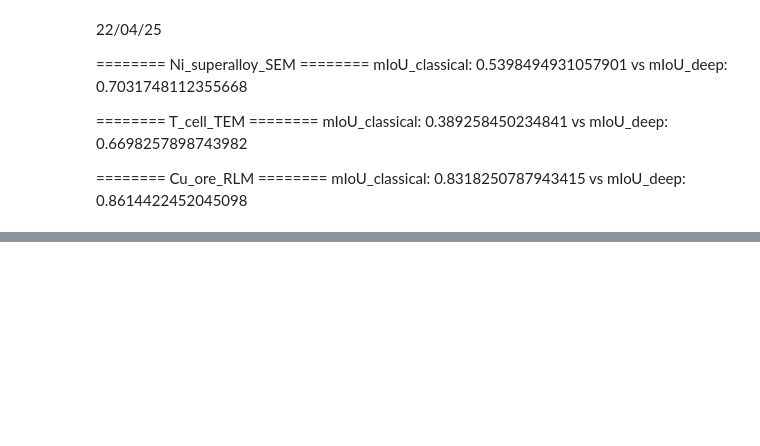
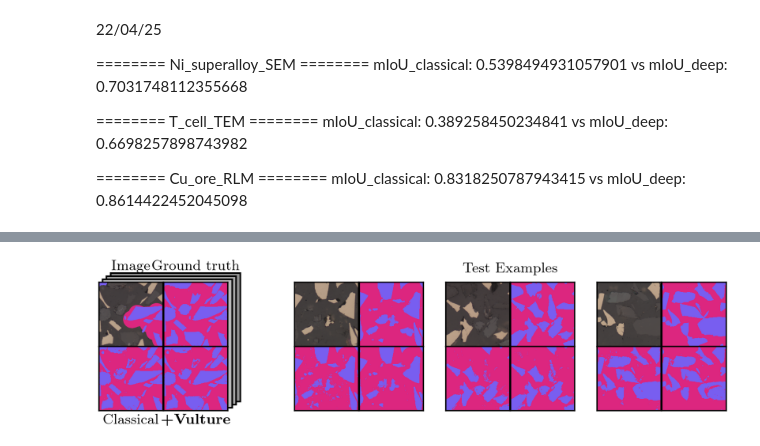
Before and after one commit to tldr-group/vulture, a Jupyter notebook: paper_figures/is_benchmark.ipynb, the cells around one changed output, grey strips where cells are left out. Drawn from its saved outputs; the diff is of its cells as text; code cells hidden in the pictures; blank space fills up the shorter version.

```diff
--- a/paper_figures/is_benchmark.ipynb
+++ b/paper_figures/is_benchmark.ipynb
@@ -36,7 +33,0 @@ COLORS = np.array(color_list) / 255.0
-# %%
-dv2 = get_dv2_model(True, device=DEVICE)
-
-model_path = "../trained_models/fit_reg_f128.pth"
-# cfg_path = "../vulture/models/configs/combined_no_shift.json"
-
-upsampler, expr = get_upsampler_and_expr(model_path, None, device=DEVICE)
@@ -45,13 +82,16 @@ Using cache found in /home/ronan/.cache/torch/hub/ywyue_FiT3D_main
 # %%
 PATH = "fig_data/is_benchmark"
 AllowedDatasets = Literal["Ni_superalloy_SEM", "T_cell_TEM", "Cu_ore_RLM"]
-dataset: tuple[AllowedDatasets, ...] = ("Ni_superalloy_SEM", "T_cell_TEM", "Cu_ore_RLM")
-# dataset: tuple[AllowedDatasets, ...] = ("T_cell_TEM",)
+# dataset: tuple[AllowedDatasets, ...] = ("Ni_superalloy_SEM", "T_cell_TEM", "Cu_ore_RLM")
+dataset: tuple[AllowedDatasets, ...] = ("Cu_ore_RLM",)
 
 TRAIN_IMG_FNAMES: dict[AllowedDatasets, list[str]] = {"Cu_ore_RLM": ["004", "028", "049", "077"],
                                                       "Ni_superalloy_SEM": ["000", "001", "005", "007"],
                                                       "T_cell_TEM": ["000", "005", "007", "026"]
+                                                    # "T_cell_TEM": ["000", "002", "015", "029"]
                                                       }
 
 all_classical_preds: dict[AllowedDatasets, dict[str, np.ndarray]] = {k: {} for k in dataset}
 all_deep_preds: dict[AllowedDatasets, dict[str, np.ndarray]] = {k: {} for k in dataset}
+
+print(dataset)
@@ -117,12 +204,10 @@ mIoU_classical: 0.389258450234841 vs mIoU_deep: 0.6698257898743982
 ======== Cu_ore_RLM ========
 mIoU_classical: 0.8318250787943415 vs mIoU_deep: 0.8614422452045098
 # %%
-TITLE_FS = 25
-LABEL_FS = 23
-TICK_FS = 21
+
 PAD = 60
 
-def hide_axis_ticks(ax, frameoff: bool=True):
+def hide_axis_ticks(ax, frameoff: bool=False):
     ax.tick_params(which="both", bottom=False, top=False, left=False, right=False)
     ax.set_xticklabels([])
     ax.set_yticklabels([])
@@ -297,0 +323,68 @@ plt.savefig('fig_out/is_benchmark.png' ,bbox_inches='tight')
+# %%
+plt.style.use("thesis.mplstyle")
+# datasets: list[AllowedDatasets] = ["Ni_superalloy_SEM"]
+titles = ["Ni superalloys", "T-cells", "Cu ore"]
+# dataset: tuple[AllowedDatasets, ...] = ("Ni_superalloy_SEM", "T_cell_TEM", "Cu_ore_RLM")
+
+
+fig = plt.figure(figsize=(7, 2.3 * 2.25))
+outer_grid = gridspec.GridSpec(3, 5, width_ratios=[1, 0.175, 1, 1, 1], hspace=0.3)  # 3 rows (datasets), 4 columns (examples per dataset)
+train_img_idx = [2, 0, 1]
+rev = [True, True, True]
+
+for i in range(len(dataset)):  # Dataset rows
+    chosen_dataset = list(all_classical_preds.keys())[i]
+    train_filenames = TRAIN_IMG_FNAMES[chosen_dataset]
+    test_img_fnames = [f for f in sorted(listdir(f"{PATH}/{chosen_dataset}/images")) if f[:-4] not in train_filenames]
+    if rev[i]:
+        test_img_fnames = test_img_fnames[::-1]
+    print(test_img_fnames)
+
+    ax_train_label = plt.Subplot(fig, outer_grid[i, 0])
+    ax_train_label.set_ylabel(titles[i], rotation=90, va='center')
+    ax_test_label = plt.Subplot(fig, outer_grid[i, 3])
+    if i == 0:
+        # ax_train_label.set_title('Train Examples', pad=15)
+        ax_test_label.set_title('Test Examples', pad=6)
+
+    add_stacked_rects(fig, outer_grid[i, 0])
+    hide_axis_ticks(ax_train_label)
+    fig.add_subplot(ax_train_label)
+    hide_axis_ticks(ax_test_label)
+    fig.add_subplot(ax_test_label)
+
+    ax_train_label.set_axis_off()
+    ax_test_label.set_axis_off()
+
+    outer_pos = outer_grid[i, 0].get_position(fig)
+    # Coordinates of the 2x2 block to be used as background
+    x0, y0 = outer_pos.x0, outer_pos.y0
+    width, height = outer_pos.width, outer_pos.height
+
+    subfig_titles = ["Image", "Ground truth", "Classical", r'\textbf{+Vulture}']
+
+    # chosen_dataset = "Ni_superalloy_SEM" #datasets[i]
+    img_fnames = sorted(listdir(f"{PATH}/{chosen_dataset}/images"))
+    seg_fnames = sorted(listdir(f"{PATH}/{chosen_dataset}/segmentations"))
+
+    train_example = train_filenames[train_img_idx[i]] + '.tif'
+
+    for j in range(4):  # 4 examples per dataset
+
+        is_very_top_corner = i == 0 and j == 0
+        is_train_example = j == 0
+
+        if j > 0:
+            j += 1
+
+        example_fname = train_example if j == 0 else test_img_fnames[j]
+
+        do_fourplot(chosen_dataset, example_fname, outer_grid[i, j], all_classical_preds[chosen_dataset], all_deep_preds[chosen_dataset], is_train_example, is_very_top_corner)
+
+SAVE = False
+if SAVE:
+    plt.savefig('fig_pdf/vulture_benchmark.pdf', bbox_inches='tight', dpi=300)
+    plt.close()
+# plt.tight_layout(rect=[0, 0, 1, 0.96])  # Make space for suptitle
+# plt.savefig('fig_out/is_benchmark.png' ,bbox_inches='tight')
+# %% [output]
@@ -297,0 +393 @@ plt.savefig('fig_out/is_benchmark.png' ,bbox_inches='tight')
+[figure, added]
```
Also changed, not shown: parts of 12 cells of this notebook, 4 other files.
